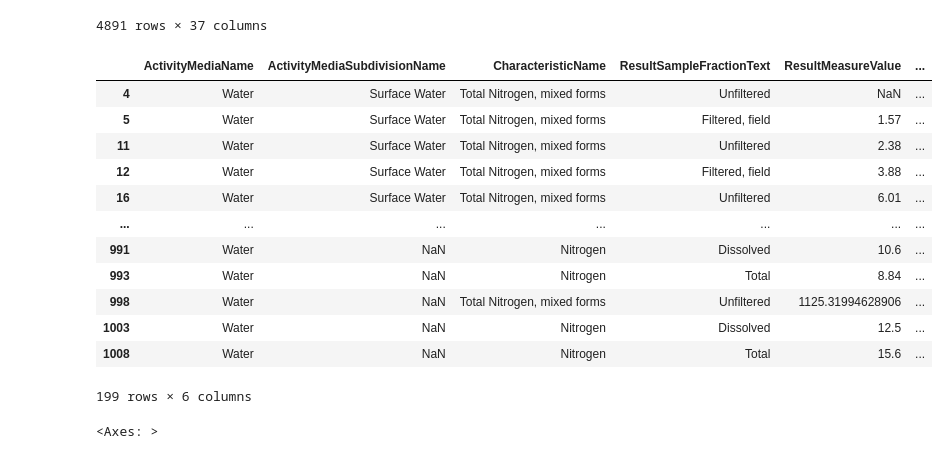
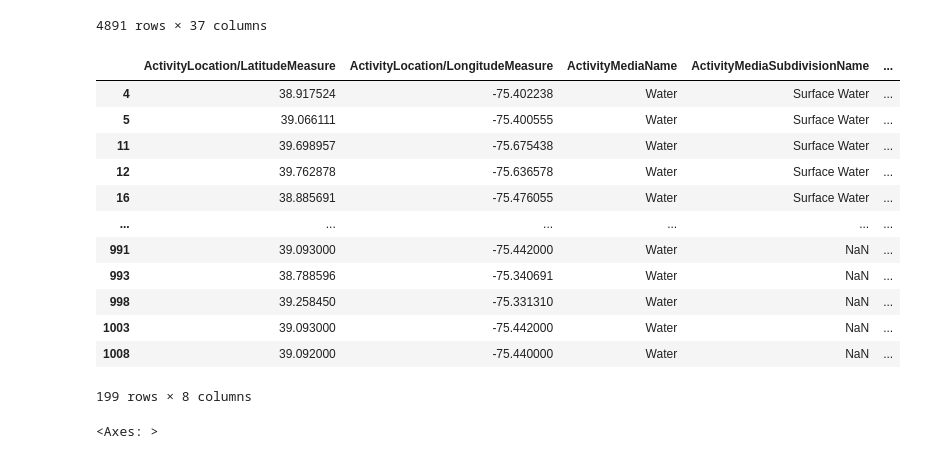
Before and after one commit to baileymccluresinger/PUS2024_BSinger, a Jupyter notebook: Project/Data_Processing.ipynb, the cells around one changed output. Saved outputs shown, nothing was run; the diff lists cells and outputs as text; code cells hidden in the pictures.

```diff
--- a/Project/Data_Processing.ipynb
+++ b/Project/Data_Processing.ipynb
@@ -140,22 +127,22 @@ nutrient_2024 = pd.read_csv("https://github.com/baileymccluresinger/PUS2024_BSin
 # %%
 n2024 = nutrient_2024[nutrient_2024['CharacteristicName'].str.contains('Nitrogen', na=False)]
 n2024 = n2024[n2024['ActivityMediaName'].str.contains('Water', na=False)]
-n2024_filtered = n2024.loc[:, ['ActivityMediaName', 'ActivityMediaSubdivisionName', 'CharacteristicName', 'ResultSampleFractionText', 'ResultMeasureValue', 'ResultMeasure/MeasureUnitCode']]
+n2024_filtered = n2024.loc[:, ['ActivityLocation/LatitudeMeasure', 'ActivityLocation/LongitudeMeasure', 'ActivityMediaName', 'ActivityMediaSubdivisionName', 'CharacteristicName', 'ResultSampleFractionText', 'ResultMeasureValue', 'ResultMeasure/MeasureUnitCode']]
 n2024_filtered
 # %% [output]
-|  | ActivityMediaName | ActivityMediaSubdivisionName | CharacteristicName | ResultSampleFractionText | ResultMeasureValue | ... |
-| 4 | Water | Surface Water | Total Nitrogen, mixed forms | Unfiltered | NaN | ... |
-| 5 | Water | Surface Water | Total Nitrogen, mixed forms | Filtered, field | 1.57 | ... |
-| 11 | Water | Surface Water | Total Nitrogen, mixed forms | Unfiltered | 2.38 | ... |
-| 12 | Water | Surface Water | Total Nitrogen, mixed forms | Filtered, field | 3.88 | ... |
-| 16 | Water | Surface Water | Total Nitrogen, mixed forms | Unfiltered | 6.01 | ... |
-| ... | ... | ... | ... | ... | ... | ... |
-| 991 | Water | NaN | Nitrogen | Dissolved | 10.6 | ... |
-| 993 | Water | NaN | Nitrogen | Total | 8.84 | ... |
-| 998 | Water | NaN | Total Nitrogen, mixed forms | Unfiltered | 1125.31994628906 | ... |
-| 1003 | Water | NaN | Nitrogen | Dissolved | 12.5 | ... |
-| 1008 | Water | NaN | Nitrogen | Total | 15.6 | ... |
+|  | ActivityLocation/LatitudeMeasure | ActivityLocation/LongitudeMeasure | ActivityMediaName | ActivityMediaSubdivisionName | ... |
+| 4 | 38.917524 | -75.402238 | Water | Surface Water | ... |
+| 5 | 39.066111 | -75.400555 | Water | Surface Water | ... |
+| 11 | 39.698957 | -75.675438 | Water | Surface Water | ... |
+| 12 | 39.762878 | -75.636578 | Water | Surface Water | ... |
+| 16 | 38.885691 | -75.476055 | Water | Surface Water | ... |
+| ... | ... | ... | ... | ... | ... |
+| 991 | 39.093000 | -75.442000 | Water | NaN | ... |
+| 993 | 38.788596 | -75.340691 | Water | NaN | ... |
+| 998 | 39.258450 | -75.331310 | Water | NaN | ... |
+| 1003 | 39.093000 | -75.442000 | Water | NaN | ... |
+| 1008 | 39.092000 | -75.440000 | Water | NaN | ... |
-199 rows × 6 columns
+199 rows × 8 columns
 # %%
 import missingno as msno
 msno.matrix(n2024_filtered)
```
Also changed, not shown: parts of 8 cells of this notebook.
